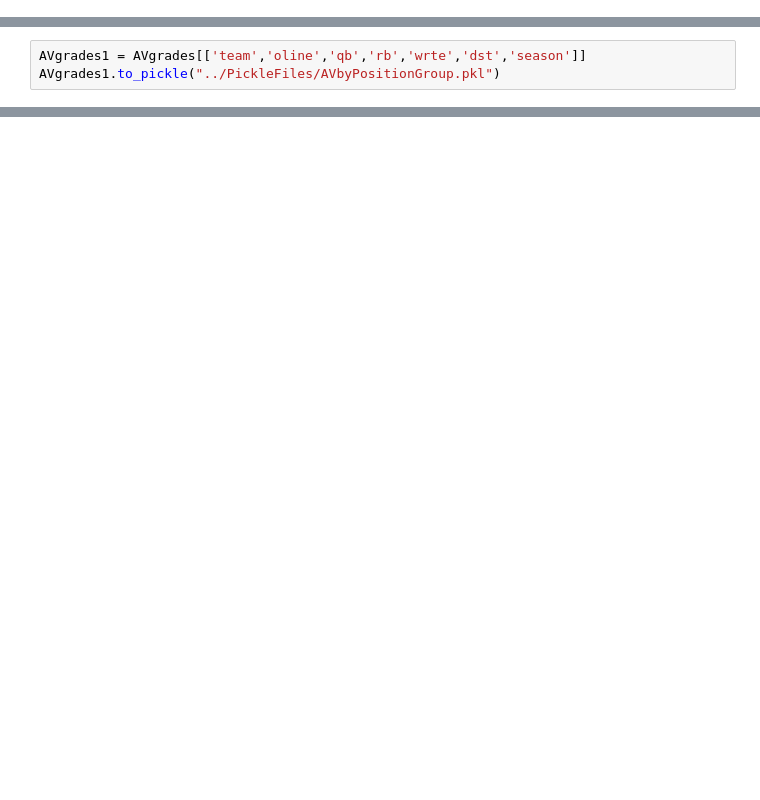
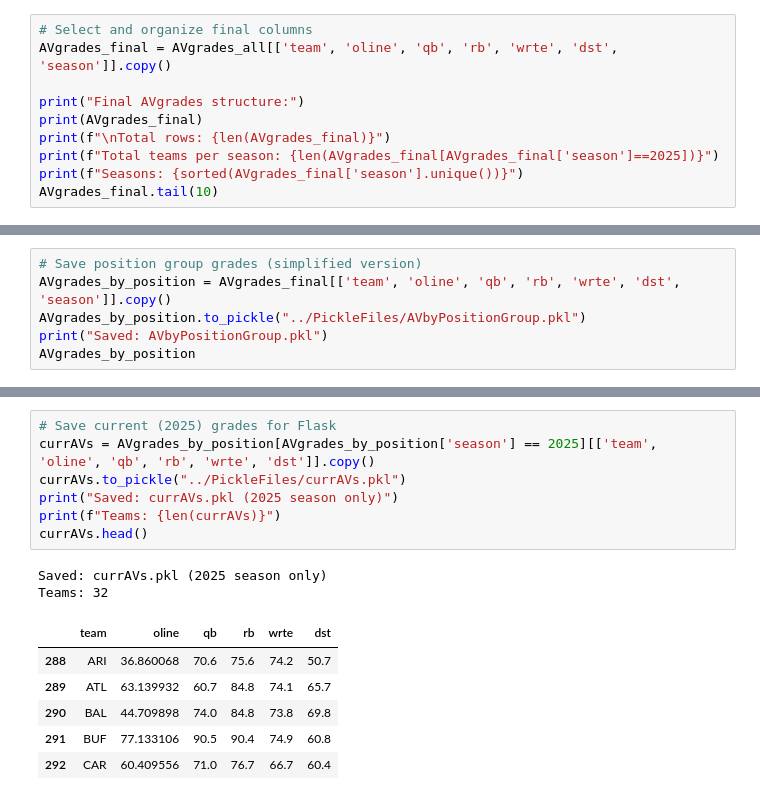
Before and after one commit to kmaran3/FantasyFootballAnalytics, a Jupyter notebook: Models/approximate value data/AVgrades.ipynb, the cells around one changed output, grey strips where cells are left out. Cells and saved outputs as stored; diff of their text form; blank space fills up the shorter version.

```diff
--- a/Models/approximate value data/AVgrades.ipynb
+++ b/Models/approximate value data/AVgrades.ipynb
@@ -104,0 +144,10 @@ AVgrades.to_pickle("../PickleFiles/AVgrades.pkl")
+# %%
+# Select and organize final columns
+AVgrades_final = AVgrades_all[['team', 'oline', 'qb', 'rb', 'wrte', 'dst', 'season']].copy()
+
+print("Final AVgrades structure:")
+print(AVgrades_final)
+print(f"\nTotal rows: {len(AVgrades_final)}")
+print(f"Total teams per season: {len(AVgrades_final[AVgrades_final['season']==2025])}")
+print(f"Seasons: {sorted(AVgrades_final['season'].unique())}")
+AVgrades_final.tail(10)
@@ -105,3 +196,6 @@ AVgrades.to_pickle("../PickleFiles/AVgrades.pkl")
 # %%
-AVgrades1 = AVgrades[['team','oline','qb','rb','wrte','dst','season']]
-AVgrades1.to_pickle("../PickleFiles/AVbyPositionGroup.pkl")
+# Save position group grades (simplified version)
+AVgrades_by_position = AVgrades_final[['team', 'oline', 'qb', 'rb', 'wrte', 'dst', 'season']].copy()
+AVgrades_by_position.to_pickle("../PickleFiles/AVbyPositionGroup.pkl")
+print("Saved: AVbyPositionGroup.pkl")
+AVgrades_by_position
@@ -107,0 +217,16 @@ AVgrades1.to_pickle("../PickleFiles/AVbyPositionGroup.pkl")
+# %%
+# Save current (2025) grades for Flask
+currAVs = AVgrades_by_position[AVgrades_by_position['season'] == 2025][['team', 'oline', 'qb', 'rb', 'wrte', 'dst']].copy()
+currAVs.to_pickle("../PickleFiles/currAVs.pkl")
+print("Saved: currAVs.pkl (2025 season only)")
+print(f"Teams: {len(currAVs)}")
+currAVs.head()
+# %% [output]
+Saved: currAVs.pkl (2025 season only)
+Teams: 32
+|  | team | oline | qb | rb | wrte | dst |
+| 288 | ARI | 36.860068 | 70.6 | 75.6 | 74.2 | 50.7 |
+| 289 | ATL | 63.139932 | 60.7 | 84.8 | 74.1 | 65.7 |
+| 290 | BAL | 44.709898 | 74.0 | 84.8 | 73.8 | 69.8 |
+| 291 | BUF | 77.133106 | 90.5 | 90.4 | 74.9 | 60.8 |
+| 292 | CAR | 60.409556 | 71.0 | 76.7 | 66.7 | 60.4 |
```
Also changed, not shown: parts of 12 cells of this notebook, 11 other files.
